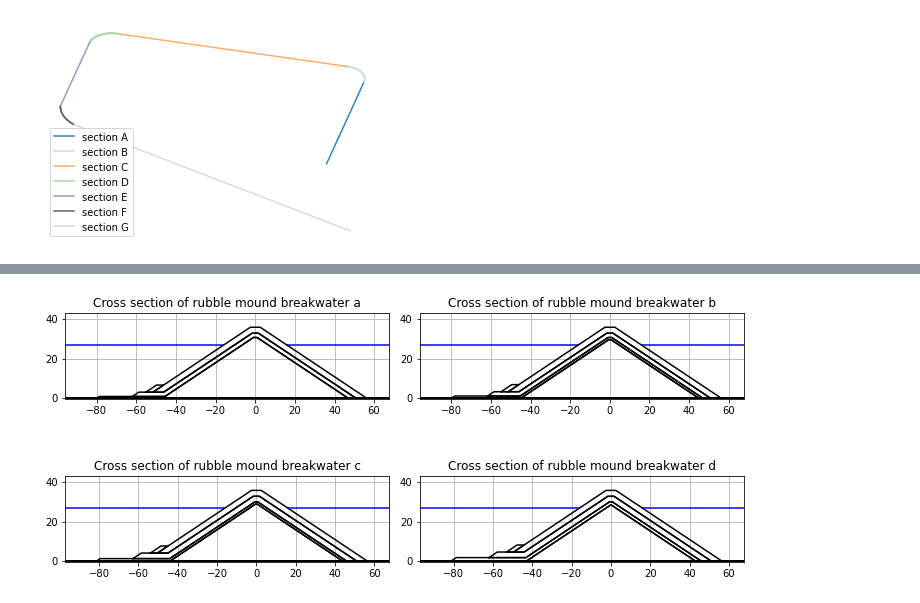
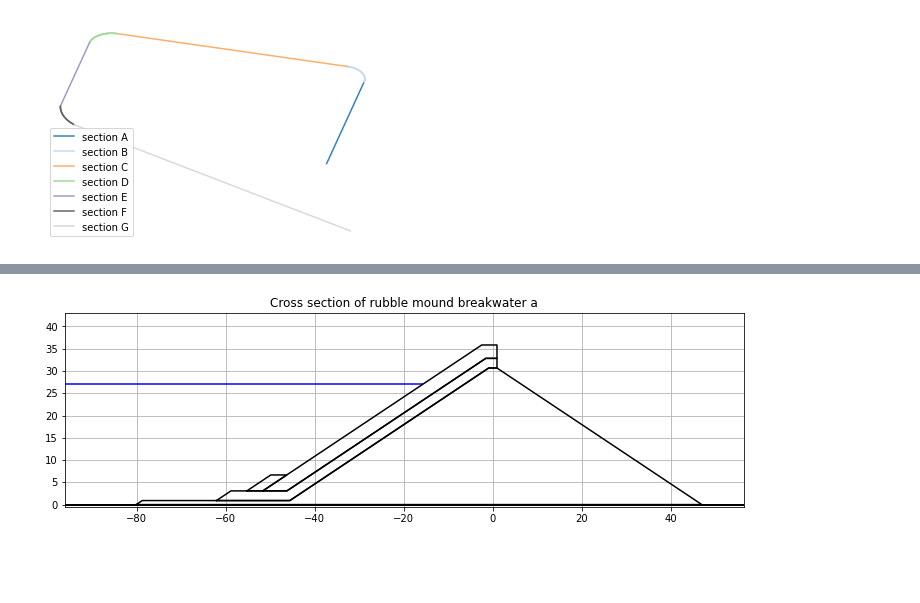
Before and after one commit to Sander-w/breakwater, a Jupyter notebook: Notebooks/Input_Automation.ipynb, the cells around one changed output, grey strips where cells are left out. Drawn from its saved outputs; the diff is of its cells as text; code cells hidden in the pictures; blank space fills up the shorter version.

Commit message:
Limitstates for the 3D can be created. Designs are created from the __init__

```diff
--- a/Notebooks/Input_Automation.ipynb
+++ b/Notebooks/Input_Automation.ipynb
@@ -213,0 +207,8 @@ EI_3D = bw.structure_3D(
+# %%
+battjes_3D = bw.BattjesGroenendijk_3D(h = 27, wave_conditions= wave_conditions, slope_foreshore= (1, 100))
+
+H2_3D = battjes_3D.get_Hp(0.02)
+
+ULS_3D = bw.LimitState_3D(h= 27, wave_conditions= wave_conditions, H2_per = H2_3D, Sd= 4, Nod= 5, q= 100, label= 'uls')
+
+ULS_3D.transform_periods(0.5)
@@ -213,0 +217,18 @@ EI_3D = bw.structure_3D(
+# %%
+EI_3D = bw.structure_3D(
+                        kml_path= path,
+                        wave_direction= 'right',
+                        wave_conditions= wave_conditions,
+                        shape= 'Linestring',
+                        structure_type= 'revetment',
+                        slope= (2,3),
+                        slope_foreshore= (1,100),
+                        rho_w= 1025,
+                        B= 5,
+                        N= 2600,
+                        LimitState= ULS_3D,
+                        ArmourUnit= Cubipod,
+                        Grading= Grading,
+                        core_material = {'class': 'QR 1-1000kg', 'Dn50': 0.45},
+                        filter_rule = 'XblocPlus'
+                        )
@@ -262,3 +256,3 @@ design_3D.head(10)
 # %%
-EI_3D.plot_section(section= ('section A', 0))
+EI_3D.plot_section('a', section= ('section A', 0))
 # %% [output]
@@ -266,4 +259,4 @@ UserWarning: Cubipods is not supported, continued with kt=1
-[figure, old version]
+[figure, new version]
 # %%
 # Water levels LAT
 
```
Also changed, not shown: parts of 11 cells of this notebook, 8 other files.
